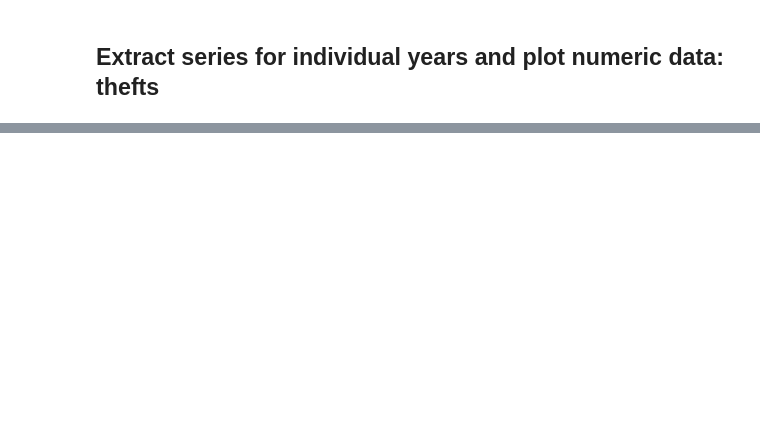
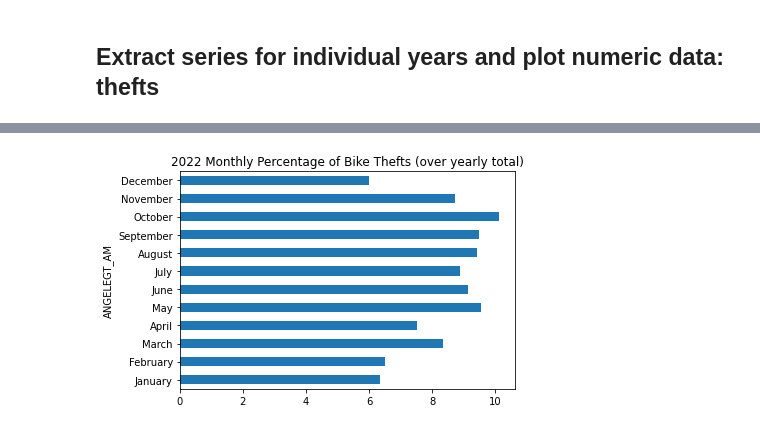
Before and after one commit to cpumarfrohberg/analyze_bike_thefts, a Jupyter notebook: EDA/bike_thefts.ipynb, the cells around one changed output, grey strips where cells are left out. Saved outputs shown, nothing was run; the diff lists cells and outputs as text; code cells hidden in the pictures; blank space fills up the shorter version.

```diff
--- a/EDA/bike_thefts.ipynb
+++ b/EDA/bike_thefts.ipynb
@@ -239,12 +289,14 @@ bike_thefts_series_22.isna().sum().sum()
 # %%
 (bike_thefts_series_22
  .resample('M')
  .sum()
  .div(bike_thefts_series_22.sum())
  .mul(100)
  .rename(lambda idx: idx.month_name())
- .plot.barh(title = '2022 Monthly Percent Bike Thefts')
+ .plot.barh(title = '2022 Monthly Percentage of Bike Thefts (over yearly total)') #render in app
  );
+# %% [output]
+[figure, added]
 # %%
 bike_thefts.save_intermediate_data(bike_thefts_series_22, 'bike_thefts_series_2022')
 # %%
```
Also changed, not shown: parts of 35 cells of this notebook, 1 other file.
